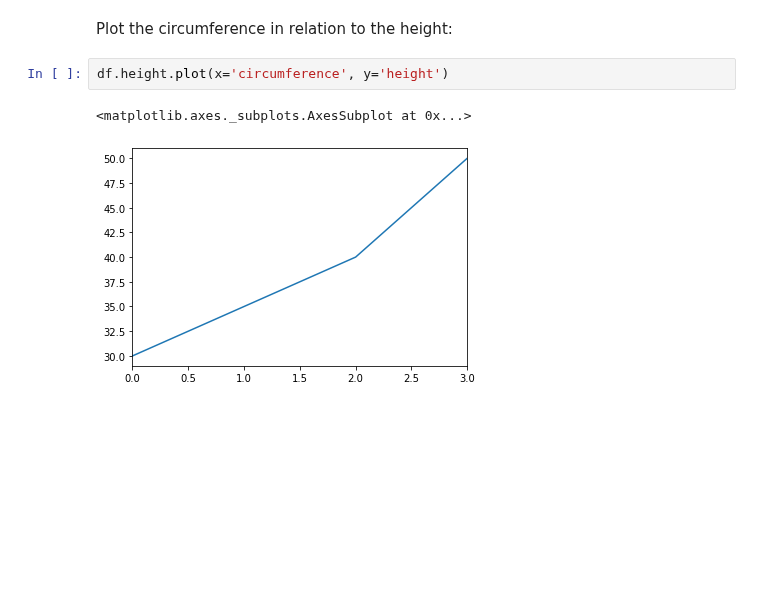
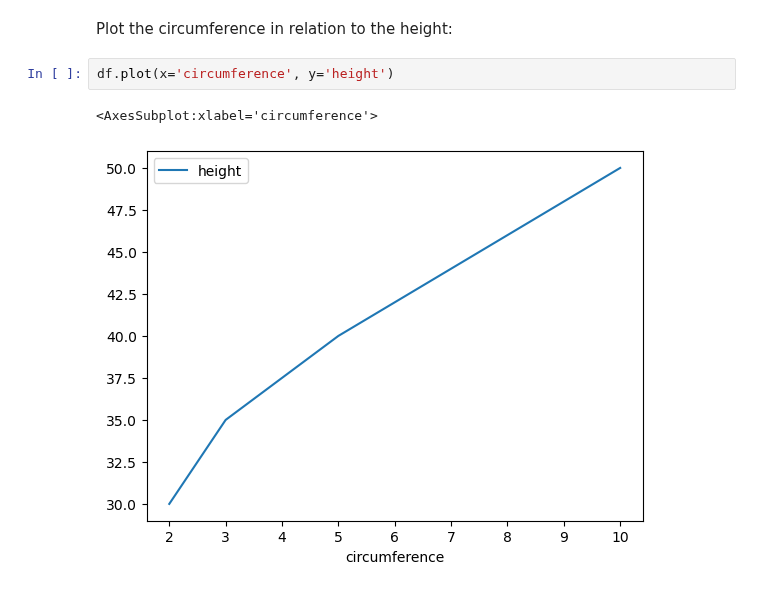
Before and after one commit to NBISweden/workshop-python, a Jupyter notebook: exercises/day4/Day_4_exercise_2.ipynb, the cells around one changed output. Saved outputs shown, nothing was run; the diff lists cells and outputs as text; blank space fills up the shorter version.

```diff
--- a/exercises/day4/Day_4_exercise_2.ipynb
+++ b/exercises/day4/Day_4_exercise_2.ipynb
@@ -236,7 +256,7 @@ int(df[df.circumference == max_c].age)
 # %% [markdown]
 Plot the circumference in relation to the height:
 # %%
-df.height.plot(x='circumference', y='height')
+df.plot(x='circumference', y='height')
 # %% [output]
-<matplotlib.axes._subplots.AxesSubplot at 0x...>
+<AxesSubplot:xlabel='circumference'>
-[figure, old version]
+[figure, new version]
```
Also changed, not shown: parts of 4 cells of this notebook.
